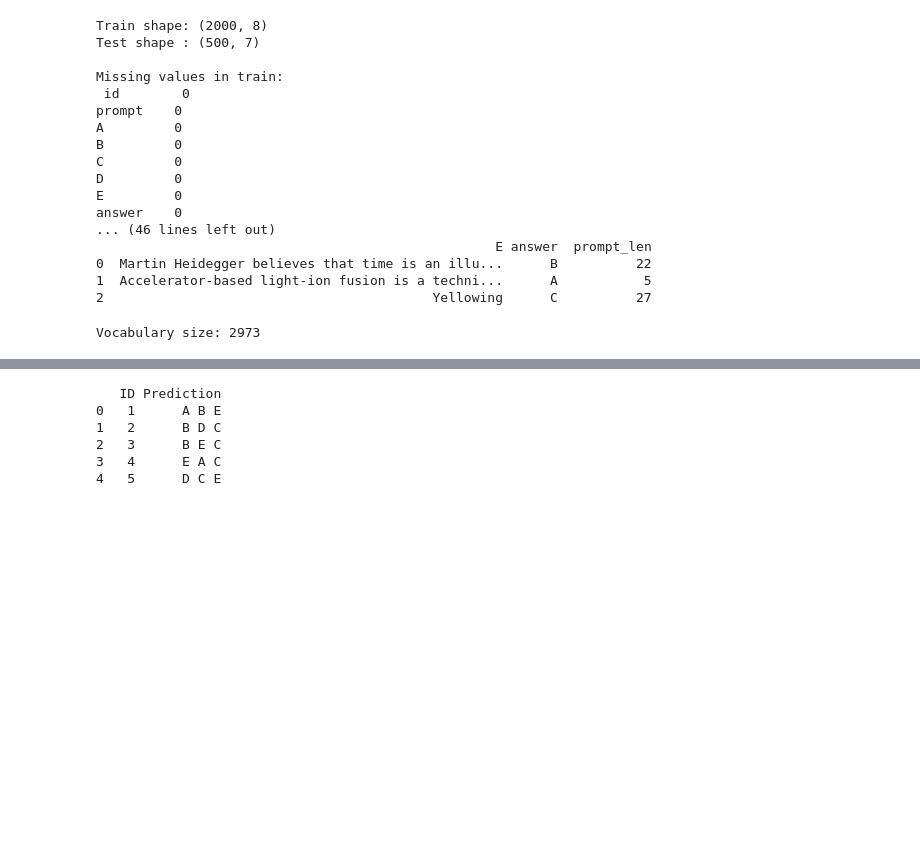
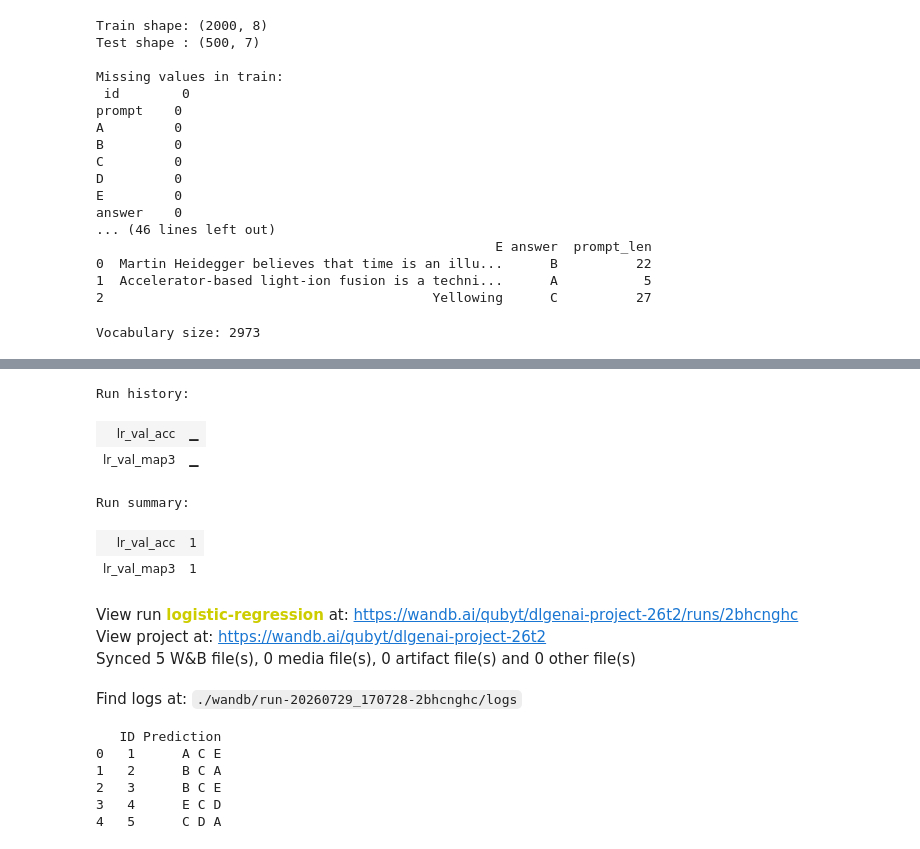
Before and after one commit to 23f2003771/dl-genai-project-26-t2, a Jupyter notebook: notebooks/DL-23f2003771-notebook-t22026.ipynb, the cells around one changed output, grey strips where cells are left out. Saved outputs shown, nothing was run; the diff lists cells and outputs as text; code cells hidden in the pictures; blank space fills up the shorter version.

Commit message:
DL-23f2003771-notebook-t22026 | Modularised RAG code and logistic regression cells

```diff
--- a/notebooks/DL-23f2003771-notebook-t22026.ipynb
+++ b/notebooks/DL-23f2003771-notebook-t22026.ipynb
@@ -437,9 +352,10 @@ with torch.no_grad():
         top3 = np.argsort(-probs, axis=1)[:, :3]
 
         for pred in top3:
-            predictions.append(
-                " ".join(LABELS[i] for i in pred)
-            )
+            pred_letters = []
+            for i in pred:
+                pred_letters.append(LABELS[i])
+            predictions.append(" ".join(pred_letters))
 
 test_df["Prediction_Model_NN"] = predictions
 
@@ -740,15 +760,13 @@ wiki_topics = [
 # %%
-# X_test_lr = create_lr_features(test_df, w2v_model)
-
-# lr_probs = lr_model.predict_proba(X_test_lr)
-
-# lr_predictions = []
-# for probs in lr_probs:
-#     top3_idx = np.argsort(probs)[::-1][:3]
-#     top3_labels = []
-#     for idx in top3_idx:
-#         letter_label = reverse_map[idx]
-#         top3_labels.append(letter_label)
-#     lr_predictions.append(" ".join(top3_labels))
-
-# test_df["Prediction_Model_LR"] = lr_predictions
+X_test_lr = create_lr_features(test_df, w2v_model)
+lr_probs = lr_model.predict_proba(X_test_lr)
+lr_predictions = []
+for probs in lr_probs:
+    top3_idx = np.argsort(probs)[::-1][:3]
+    top3_labels = []
+    for idx in top3_idx:
+        letter_label = reverse_map[idx]
+        top3_labels.append(letter_label)
+    lr_predictions.append(" ".join(top3_labels))
+test_df["Prediction_Model_LR"] = lr_predictions
+# %% [output]
@@ -755,14 +774,24 @@ wiki_topics = [
+Run history:
+| lr_val_acc | ▁ |
+| lr_val_map3 | ▁ |
+Run summary:
+| lr_val_acc | 1 |
+| lr_val_map3 | 1 |
+View run logistic-regression at: https://wandb.ai/qubyt/dlgenai-project-26t2/runs/2bhcnghc
+View project at: https://wandb.ai/qubyt/dlgenai-project-26t2
+Synced 5 W&B file(s), 0 media file(s), 0 artifact file(s) and 0 other file(s)
+Find logs at: ./wandb/run-20260729_170728-2bhcnghc/logs
 # %%
 final_submission = pd.DataFrame({
     "ID": test_df["id"],
-    "Prediction": test_df["Prediction_Model_NN"]})
+    "Prediction": test_df["Prediction_Model_Rag"]})
 
 final_submission.to_csv("submission.csv", index=False)
 print(final_submission.head())
 # %% [output]
    ID Prediction
-0   1      A B E
-1   2      B D C
-2   3      B E C
-3   4      E A C
-4   5      D C E
+0   1      A C E
+1   2      B C A
+2   3      B C E
+3   4      E C D
+4   5      C D A
```
Also changed, not shown: parts of 14 cells of this notebook.
